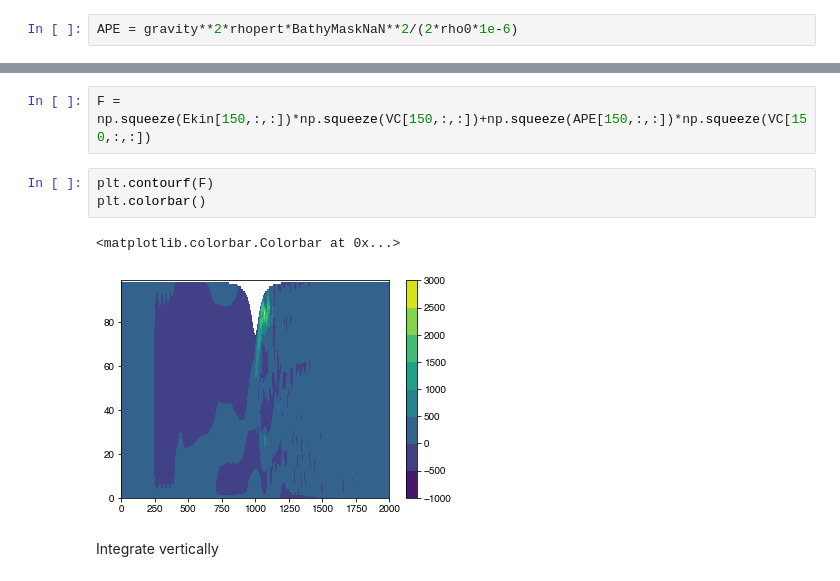
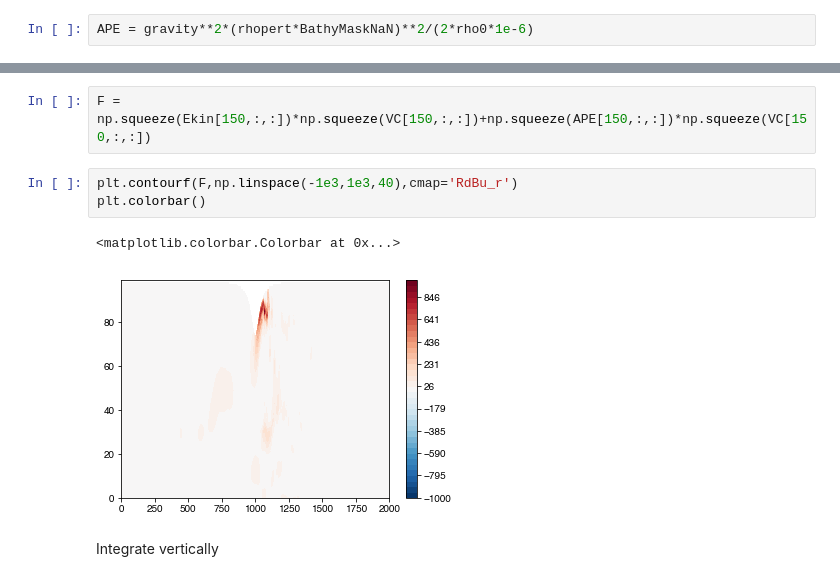
Before and after one commit to gunnarvoet/flow-across-bump, a Jupyter notebook: analysis/bump_analysis.ipynb, the cells around one changed output, grey strips where cells are left out. Cells and saved outputs as stored; diff of their text form.

```diff
--- a/analysis/bump_analysis.ipynb
+++ b/analysis/bump_analysis.ipynb
@@ -686,4 +686,4 @@ $$ APE_{lin} = \frac{g^2 \rho'^2}{2 \rho_0 N^2} $$
 # %% [markdown]
 In this case, we can use the linearized APE but would have to create a look-up table for the vertical distance of a given density to the reference density profile if stratification was non-linear.
 # %%
-APE = gravity**2*rhopert*BathyMaskNaN**2/(2*rho0*1e-6)
+APE = gravity**2*(rhopert*BathyMaskNaN)**2/(2*rho0*1e-6)
@@ -747,11 +753,11 @@ $$F = (KE + APE) v$$ [J/m$^3$ m/s]=[W/m$^2$]
 # %%
 F = np.squeeze(Ekin[150,:,:])*np.squeeze(VC[150,:,:])+np.squeeze(APE[150,:,:])*np.squeeze(VC[150,:,:])
 # %%
-plt.contourf(F)
+plt.contourf(F,np.linspace(-1e3,1e3,40),cmap='RdBu_r')
 plt.colorbar()
 # %% [output]
 <matplotlib.colorbar.Colorbar at 0x...>
-[figure, old version]
+[figure, new version]
 # %% [markdown]
 Integrate vertically
 # %%
```
Also changed, not shown: parts of 3 cells of this notebook.
